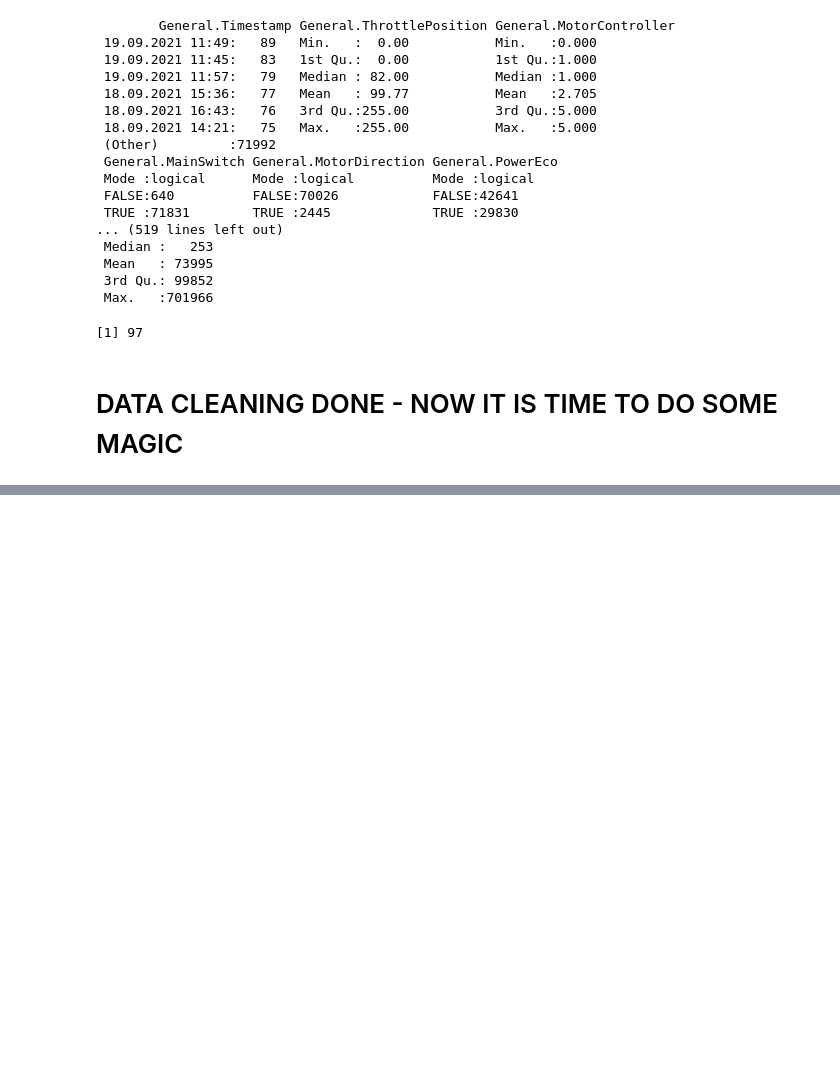
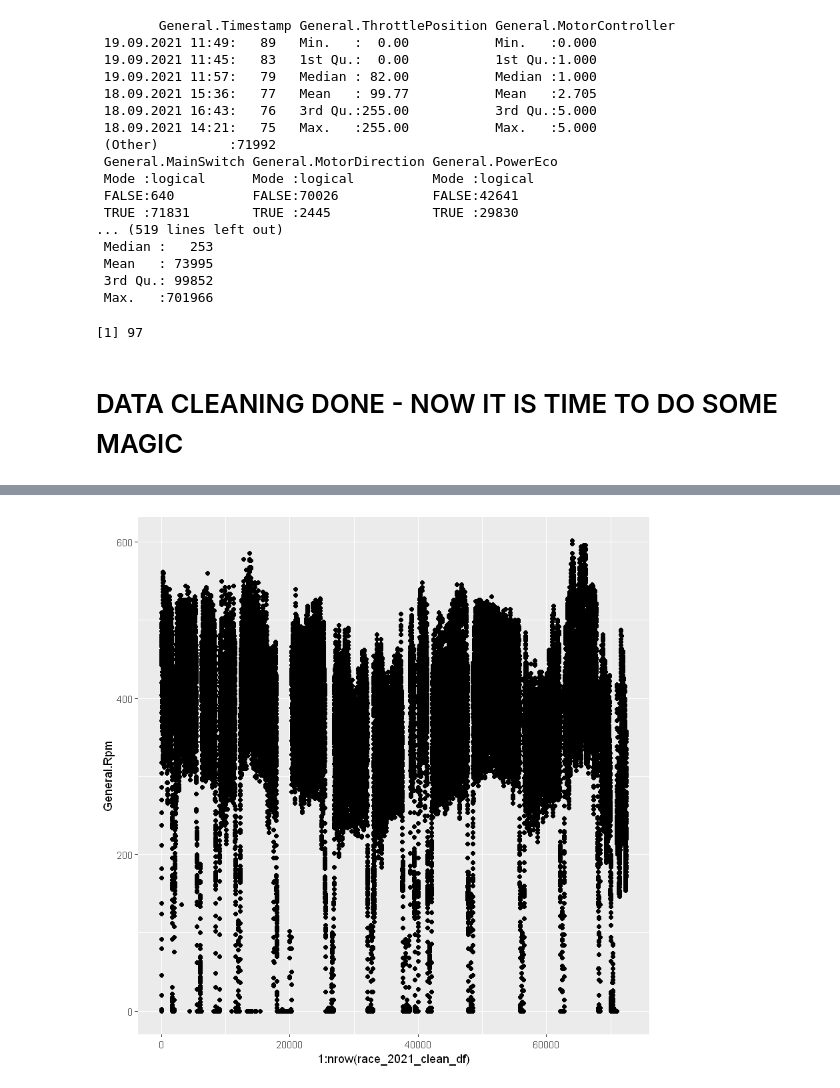
Before and after one commit to adamKuzanski/DATA_SCIENCE_PROJECT, a Jupyter notebook: EagleTwoDataAnalysis.ipynb, the cells around one changed output, grey strips where cells are left out. Saved outputs shown, nothing was run; the diff lists cells and outputs as text; code cells hidden in the pictures; blank space fills up the shorter version.

```diff
--- a/EagleTwoDataAnalysis.ipynb
+++ b/EagleTwoDataAnalysis.ipynb
@@ -241,0 +285,4 @@ ncol(race_2021_clean_df)
+# %%
+qplot(x=1:nrow(race_2021_clean_df), y=General.Rpm, data = race_2021_clean_df, geom = c("point"))
+# %% [output]
+[figure, added]
```
Also changed, not shown: parts of 11 cells of this notebook.
